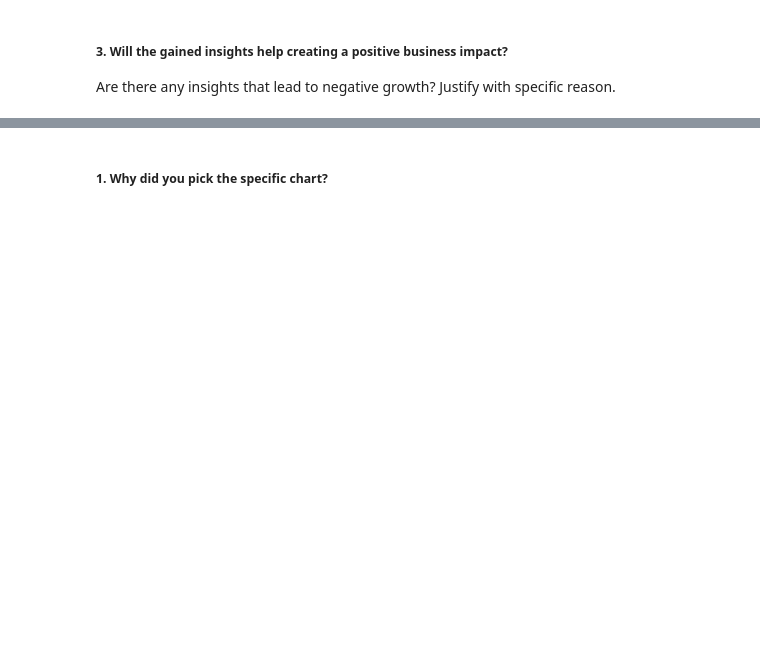
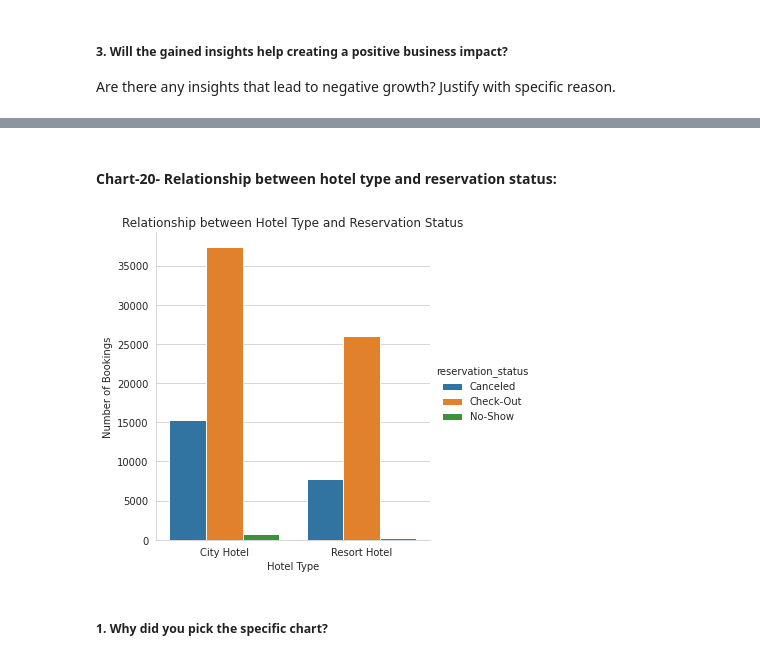
Before and after one commit to sibi601/EDA-Hotel_Booking, a Jupyter notebook: EDA_hotel_booking_analysis_capstoneproject_SIBIN_IQBAL.ipynb, the cells around one changed output, grey strips where cells are left out. Drawn from its saved outputs; the diff is of its cells as text; code cells hidden in the pictures; blank space fills up the shorter version.

```diff
--- a/EDA_hotel_booking_analysis_capstoneproject_SIBIN_IQBAL.ipynb
+++ b/EDA_hotel_booking_analysis_capstoneproject_SIBIN_IQBAL.ipynb
@@ -1116,2 +1143,15 @@ Are there any insights that lead to negative growth? Justify with specific reaso
+# %% [markdown]
+#### Chart-20- Relationship between hotel type and reservation status:
+# %%
+# Chart - 20 visualization code
+
+hotel_rs_df = hb_df.groupby(["hotel", "reservation_status"]).size().reset_index(name = "count")
+sns.catplot(x = "hotel", y = "count", hue = "reservation_status", kind = "bar", data = hotel_rs_df)
+plt.xlabel("Hotel Type")
+plt.ylabel("Number of Bookings")
+plt.title("Relationship between Hotel Type and Reservation Status")
+plt.show()
+# %% [output]
+[figure, added]
 # %% [markdown]
 ##### 1. Why did you pick the specific chart?
```
Also changed, not shown: parts of 28 cells of this notebook.
